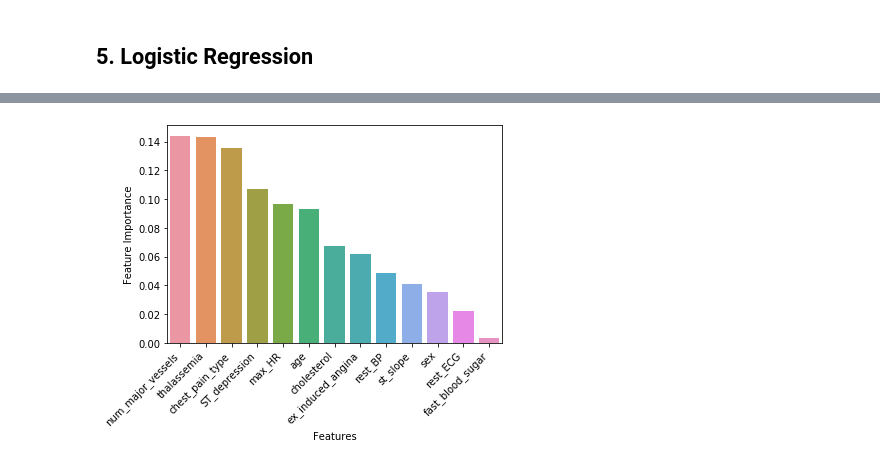
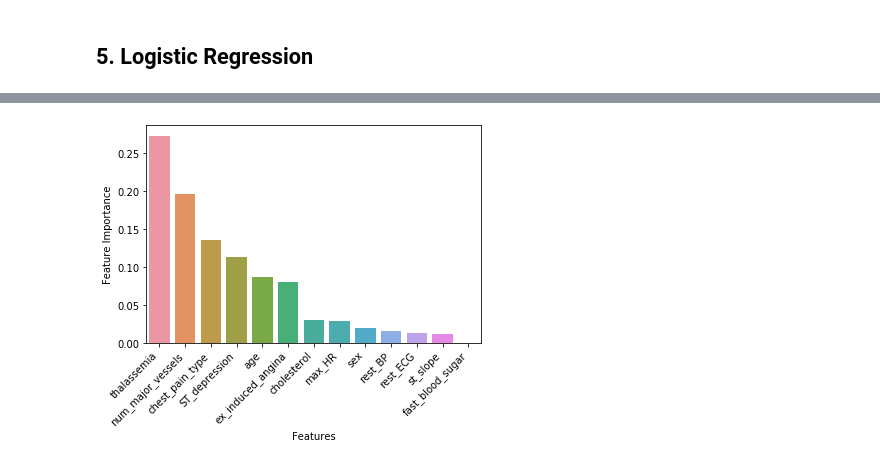
Before and after one commit to teyang-lau/Heart_Disease_Prediction, a Jupyter notebook: predictors-of-heart-disease-an-exploration.ipynb, the cells around one changed output, grey strips where cells are left out. Cells and saved outputs as stored; diff of their text form; code cells hidden in the pictures.

```diff
--- a/predictors-of-heart-disease-an-exploration.ipynb
+++ b/predictors-of-heart-disease-an-exploration.ipynb
@@ -486,9 +523,0 @@ x_scaled.head()
-# %%
-from sklearn.model_selection import train_test_split
-
-x_train, x_test, y_train, y_test = train_test_split(x,y,test_size = 0.3,random_state=0)
-
-print('x_train shape: ', x_train.shape)
-print('x_test shape: ', x_test.shape)
-print('y_train shape: ', y_train.shape)
-print('y_test shape: ', y_test.shape)
@@ -687,29 +812,27 @@ fig.show()
 # %%
 from sklearn.ensemble import GradientBoostingClassifier
 
-def boosting(x, y, param_grid, cv=10):
-    clf = GridSearchCV(GradientBoostingClassifier(n_estimators = 500, learning_rate=0.01, subsample=0.8, random_state=0),
+def boosting(X_train, X_test, y_train, y_test, param_grid, cv=10):
+    clf = GridSearchCV(GradientBoostingClassifier(n_estimators = 100, learning_rate=0.01, subsample=0.8, random_state=0),
                         param_grid, cv=cv, scoring='f1', return_train_score=True)
-    clf.fit(x,y)
-    best_hyperparams = clf.best_params_
+    clf.fit(X_train,y_train)
+    print("Best parameters set found on Cross Validation:\n\n", clf.best_params_)
+    print("\nCross Validation F1 score:\n\n", clf.best_score_.round(3))
 
-    best_clf = GradientBoostingClassifier(n_estimators = 500, **best_hyperparams, learning_rate=0.01, subsample=0.8, random_state=0) # train model with best hyperparams
-    best_clf.fit(x,y)
-
-    scoring = ['accuracy','precision','recall','f1']
-    scores = cross_validate(best_clf, x, y, cv=10, scoring=scoring, return_train_score=True)
-    return {'Accuracy': scores['test_accuracy'].mean().round(3), 'Precision': scores['test_precision'].mean().round(3),
-        'Recall': scores['test_recall'].mean().round(3), 'F1': scores['test_f1'].mean().round(3)}, best_clf
+    # predict test set
+    y_pred = clf.predict(X_test)
+    print('\nTest set scores:')
+    return {'Accuracy': accuracy_score(y_test, y_pred).round(3), 'Precision': precision_score(y_test, y_pred).round(3),
+        'Recall': recall_score(y_test, y_pred).round(3), 'F1': f1_score(y_test, y_pred).round(3)}, clf
 
 # train gradient boosting machine
 param_grid = {
-    'max_features': ['sqrt'], # max number of features considered for splitting a node
     'max_depth': [5, 6, 7, 8], # max number of levels in each decision tree
     'min_samples_split': [2, 5, 10, 15], # min number of data points placed in a node before the node is split
     'min_samples_leaf': [1, 2, 5, 10]} # min number of data points allowed in a leaf node
 
 
-scores, gbm_clf = boosting(x, y, param_grid, cv=10)
+scores, gbm_clf = boosting(X_train, X_test, y_train, y_test, param_grid, cv=10)
 d = {'Model': 'Gradient Boosting'}
 d.update(scores)
 models_score = models_score.append(d, ignore_index=True) # add model scores to df
@@ -719,11 +851,11 @@ scores
 # %%
 # Feature Importance
-feat_imp = pd.DataFrame({'Features': x.columns, 'Feature Importance': gbm_clf.feature_importances_}).sort_values('Feature Importance', ascending=False)
+feat_imp = pd.DataFrame({'Features': x.columns, 'Feature Importance': gbm_clf.best_estimator_.feature_importances_}).sort_values('Feature Importance', ascending=False)
 sns.barplot(x='Features', y='Feature Importance', data=feat_imp)
 plt.xticks(rotation=45, ha='right')
 fig.show()
 # %% [output]
-[figure, old version]
+[figure, new version]
 # %%
 models_score
 # %% [output]
```
Also changed, not shown: parts of 31 cells of this notebook.
